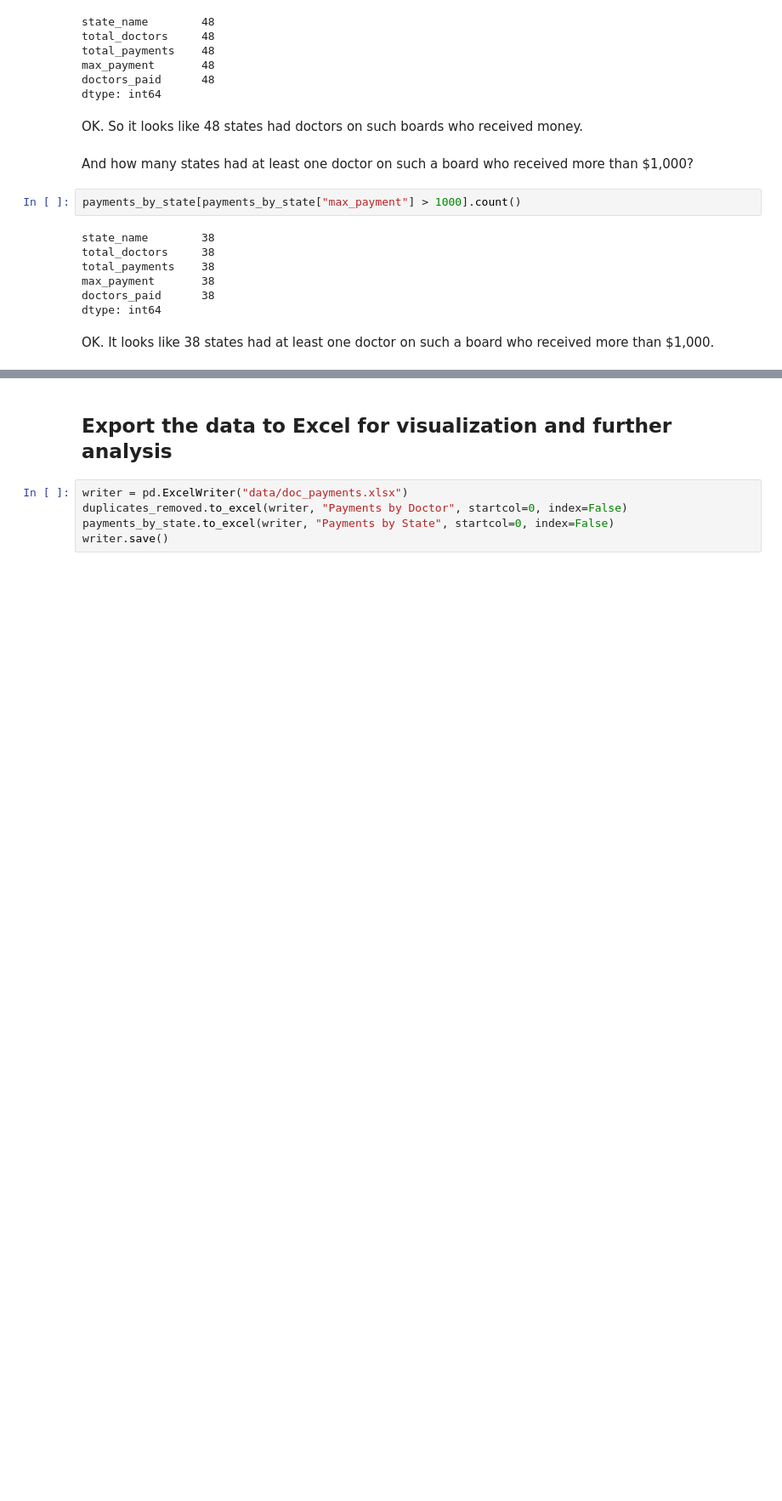
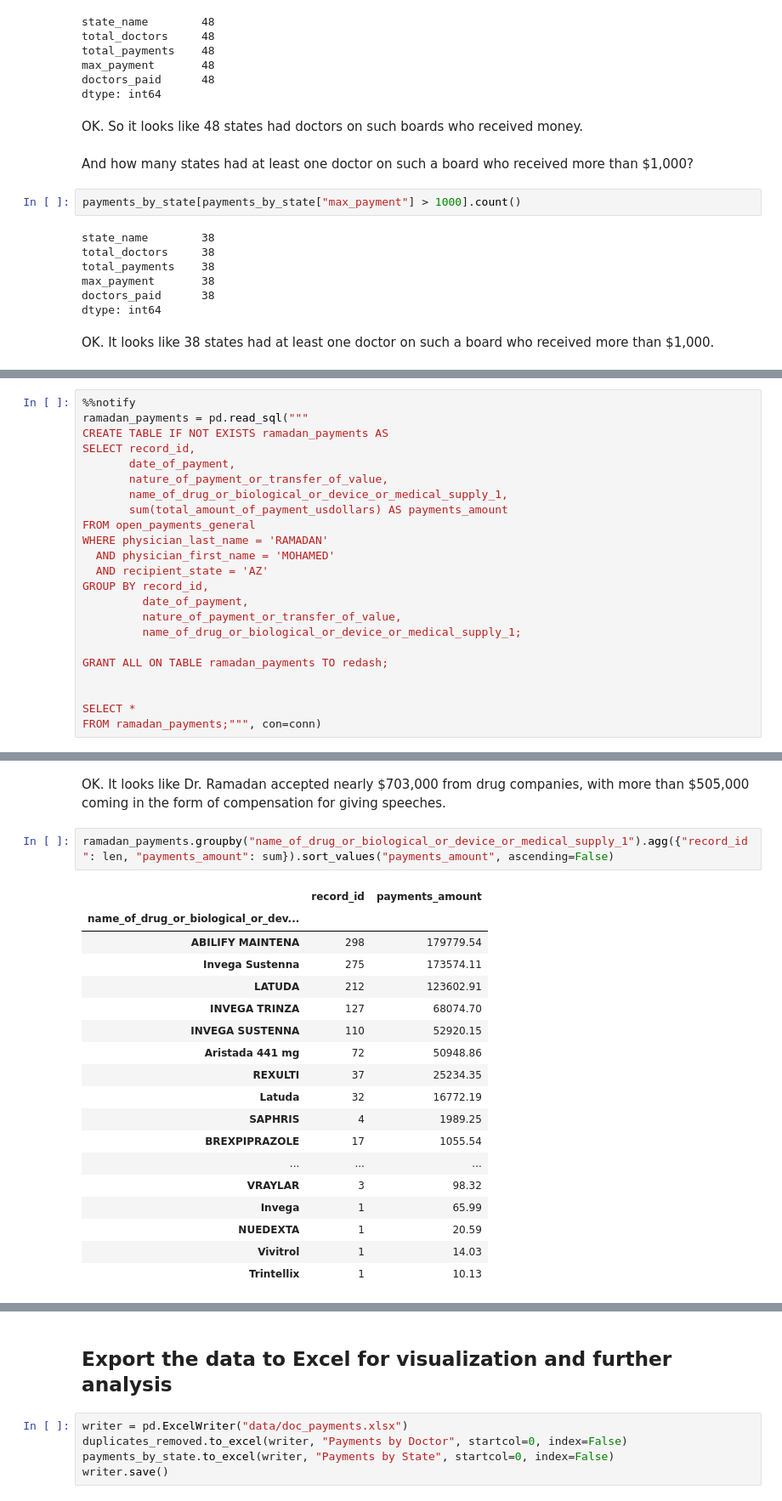
Before and after one commit to PublicI/medicaid-influence-analysis, a Jupyter notebook: drug_payments.ipynb, the cells around one changed output, grey strips where cells are left out. Shown at 85% size. Drawn from its saved outputs; the diff is of its cells as text; blank space fills up the shorter version.

Commit message:
Added analysis that appears in the story. Removed unnecessary columns from duplicates removed table.

```diff
--- a/drug_payments.ipynb
+++ b/drug_payments.ipynb
@@ -329,0 +404,23 @@ OK. It looks like 38 states had at least one doctor on such a board who received
+# %%
+%%notify
+ramadan_payments = pd.read_sql("""
+CREATE TABLE IF NOT EXISTS ramadan_payments AS
+SELECT record_id,
+       date_of_payment,
+       nature_of_payment_or_transfer_of_value,
+       name_of_drug_or_biological_or_device_or_medical_supply_1,
+       sum(total_amount_of_payment_usdollars) AS payments_amount
+FROM open_payments_general
+WHERE physician_last_name = 'RAMADAN'
+  AND physician_first_name = 'MOHAMED'
+  AND recipient_state = 'AZ'
+GROUP BY record_id,
+         date_of_payment,
+         nature_of_payment_or_transfer_of_value,
+         name_of_drug_or_biological_or_device_or_medical_supply_1;
+
+GRANT ALL ON TABLE ramadan_payments TO redash;
+
+
+SELECT *
+FROM ramadan_payments;""", con=conn)
@@ -329,0 +440,23 @@ OK. It looks like 38 states had at least one doctor on such a board who received
+# %% [markdown]
+OK. It looks like Dr. Ramadan accepted nearly \$703,000 from drug companies, with more than \$505,000 coming in the form of compensation for giving speeches.
+# %%
+ramadan_payments.groupby("name_of_drug_or_biological_or_device_or_medical_supply_1").agg({"record_id": len, "payments_amount": sum}).sort_values("payments_amount", ascending=False)
+# %% [output]
+|  | record_id | payments_amount |
+| name_of_drug_or_biological_or_dev... |  |  |
+| ABILIFY MAINTENA | 298 | 179779.54 |
+| Invega Sustenna | 275 | 173574.11 |
+| LATUDA | 212 | 123602.91 |
+| INVEGA TRINZA | 127 | 68074.70 |
+| INVEGA SUSTENNA | 110 | 52920.15 |
+| Aristada 441 mg | 72 | 50948.86 |
+| REXULTI | 37 | 25234.35 |
+| Latuda | 32 | 16772.19 |
+| SAPHRIS | 4 | 1989.25 |
+| BREXPIPRAZOLE | 17 | 1055.54 |
+| ... | ... | ... |
+| VRAYLAR | 3 | 98.32 |
+| Invega | 1 | 65.99 |
+| NUEDEXTA | 1 | 20.59 |
+| Vivitrol | 1 | 14.03 |
+| Trintellix | 1 | 10.13 |
```
Also changed, not shown: parts of 27 cells of this notebook.
